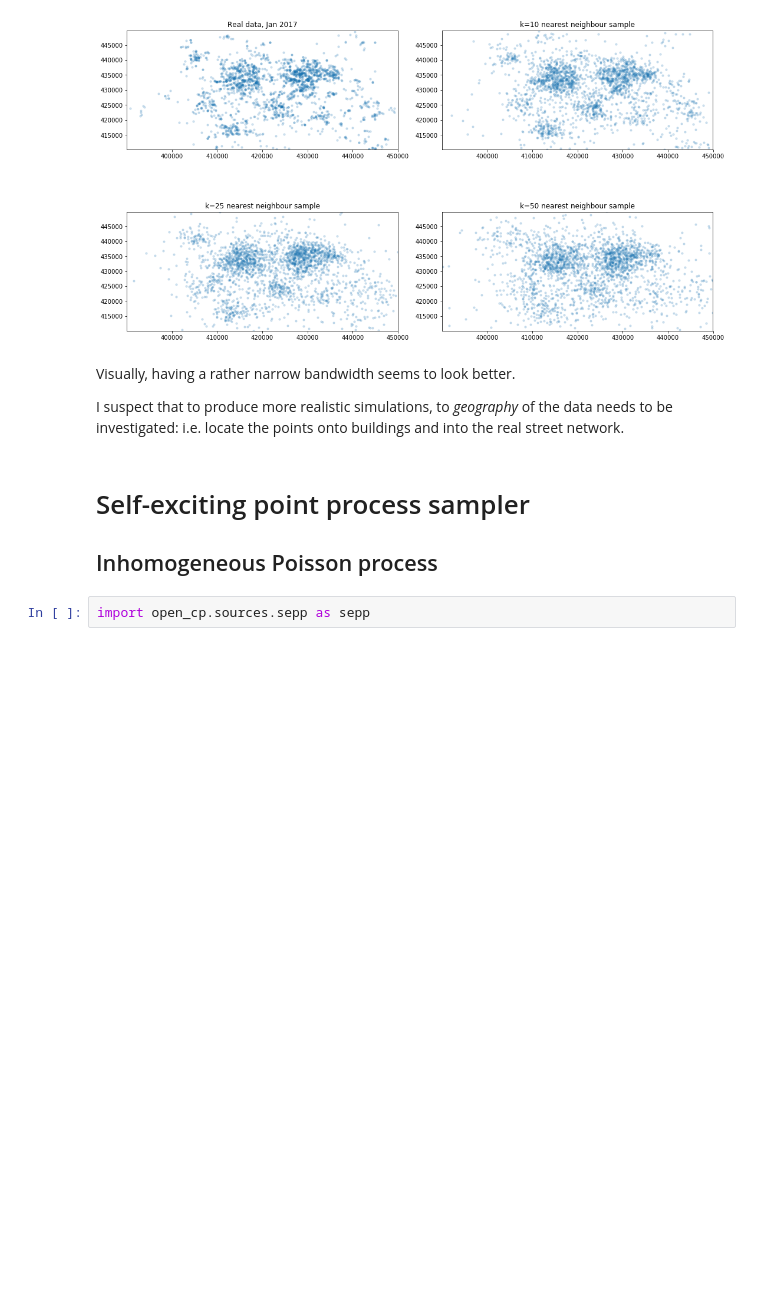
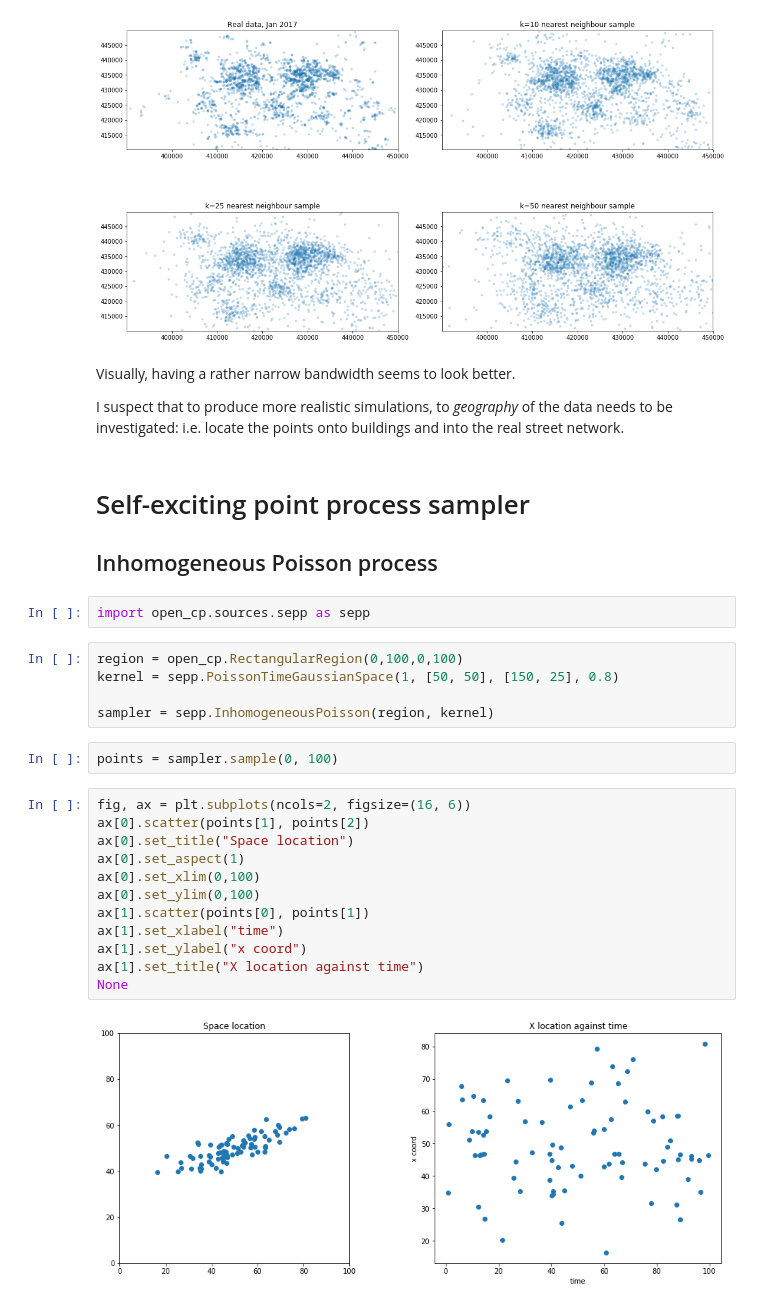
Before and after one commit to QuantCrimAtLeeds/PredictCode, a Jupyter notebook: Example Data Sets.ipynb, the cells around one changed output. Drawn from its saved outputs; the diff is of its cells as text; blank space fills up the shorter version.

Commit message:
Working SEPP example dataset producer

```diff
--- a/Example Data Sets.ipynb
+++ b/Example Data Sets.ipynb
@@ -191,3 +191,24 @@ I suspect that to produce more realistic simulations, to _geography_ of the data
 ## Inhomogeneous Poisson process
 # %%
 import open_cp.sources.sepp as sepp
+# %%
+region = open_cp.RectangularRegion(0,100,0,100)
+kernel = sepp.PoissonTimeGaussianSpace(1, [50, 50], [150, 25], 0.8)
+
+sampler = sepp.InhomogeneousPoisson(region, kernel)
+# %%
+points = sampler.sample(0, 100)
+# %%
+fig, ax = plt.subplots(ncols=2, figsize=(16, 6))
+ax[0].scatter(points[1], points[2])
+ax[0].set_title("Space location")
+ax[0].set_aspect(1)
+ax[0].set_xlim(0,100)
+ax[0].set_ylim(0,100)
+ax[1].scatter(points[0], points[1])
+ax[1].set_xlabel("time")
+ax[1].set_ylabel("x coord")
+ax[1].set_title("X location against time")
+None
+# %% [output]
+[figure, added]
```
Also changed, not shown: parts of 9 cells of this notebook, 2 other files.
